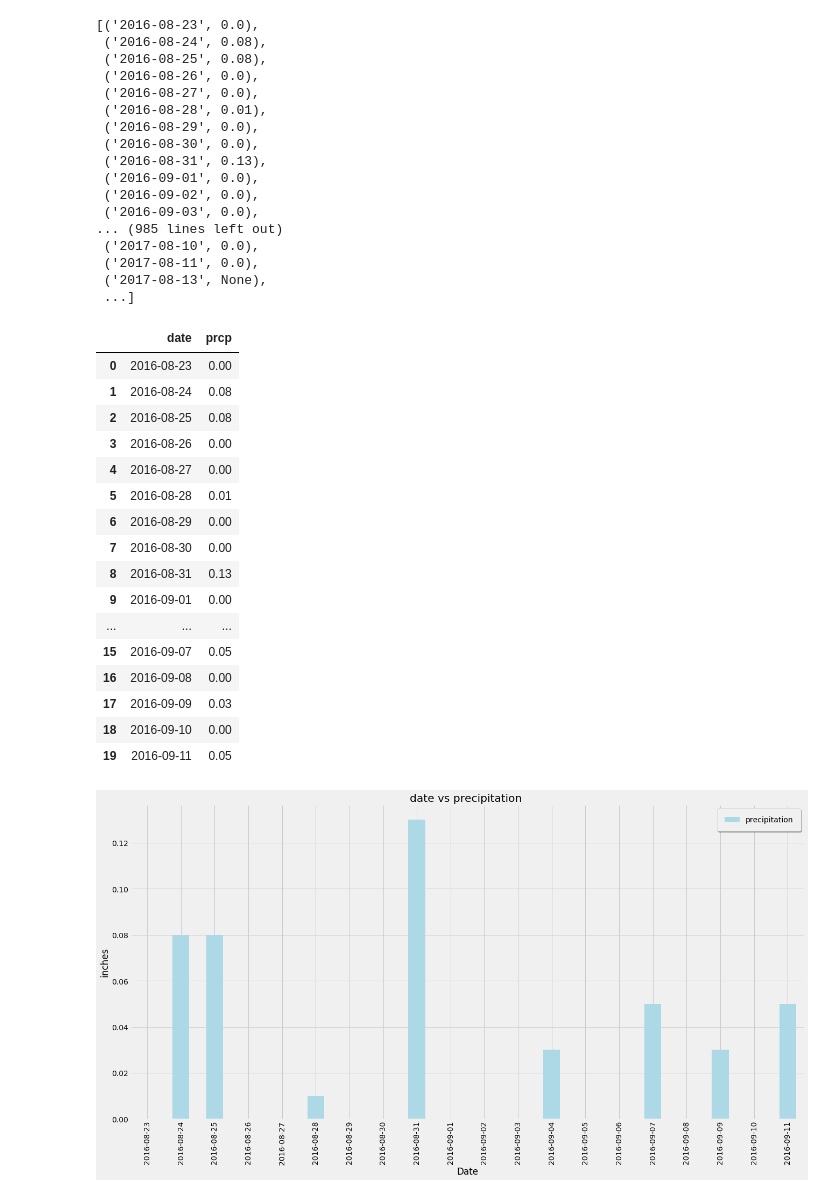
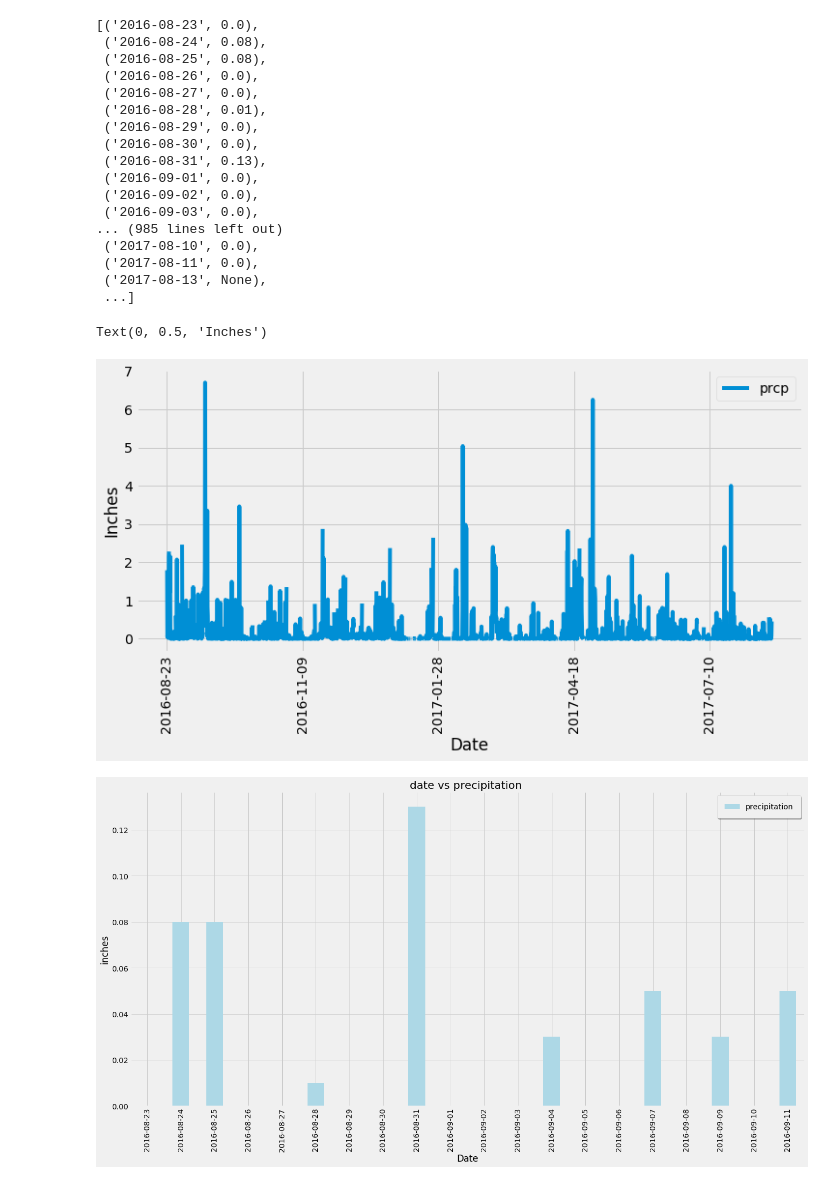
Before and after one commit to kameswari609/sqlalchemy-challenge, a Jupyter notebook: climate_homework.ipynb, the cells around one changed output. Cells and saved outputs as stored; diff of their text form; code cells hidden in the pictures.

```diff
--- a/climate_homework.ipynb
+++ b/climate_homework.ipynb
@@ -91,33 +91,23 @@ results
  ('2017-08-13', None),
  ...]
 # %%
+
 df = pd.DataFrame(results, columns=['date', 'prcp'])
+#df.set_index(df['date'], inplace=True)
+# Sort the dataframe by date
+df = df.sort_values("date")
+# Use Pandas Plotting with Matplotlib to plot the data
+
+df.set_index(df['date'], inplace=True)
+df.plot(rot=90,figsize=(11,5))
+plt.xlabel("Date")
+plt.ylabel("Inches")
 
 
-#df.set_index('date')
-df.sort_values(by=['date'])
-
-df.count()
-af = df[['date', 'prcp']].head(20)
-af
+#af = df[['date', 'prcp']].head(20)
 # %% [output]
-|  | date | prcp |
-| 0 | 2016-08-23 | 0.00 |
-| 1 | 2016-08-24 | 0.08 |
-| 2 | 2016-08-25 | 0.08 |
-| 3 | 2016-08-26 | 0.00 |
-| 4 | 2016-08-27 | 0.00 |
-| 5 | 2016-08-28 | 0.01 |
-| 6 | 2016-08-29 | 0.00 |
-| 7 | 2016-08-30 | 0.00 |
-| 8 | 2016-08-31 | 0.13 |
-| 9 | 2016-09-01 | 0.00 |
-| ... | ... | ... |
-| 15 | 2016-09-07 | 0.05 |
-| 16 | 2016-09-08 | 0.00 |
-| 17 | 2016-09-09 | 0.03 |
-| 18 | 2016-09-10 | 0.00 |
-| 19 | 2016-09-11 | 0.05 |
+Text(0, 0.5, 'Inches')
+[figure, added]
 # %%
 #df.plot.bar(x='date', y='prcp', rot=0)
 #df.plot(kind='bar',x= 'date',y= 'prcp')
```
Also changed, not shown: parts of 6 cells of this notebook, 2 other files.
